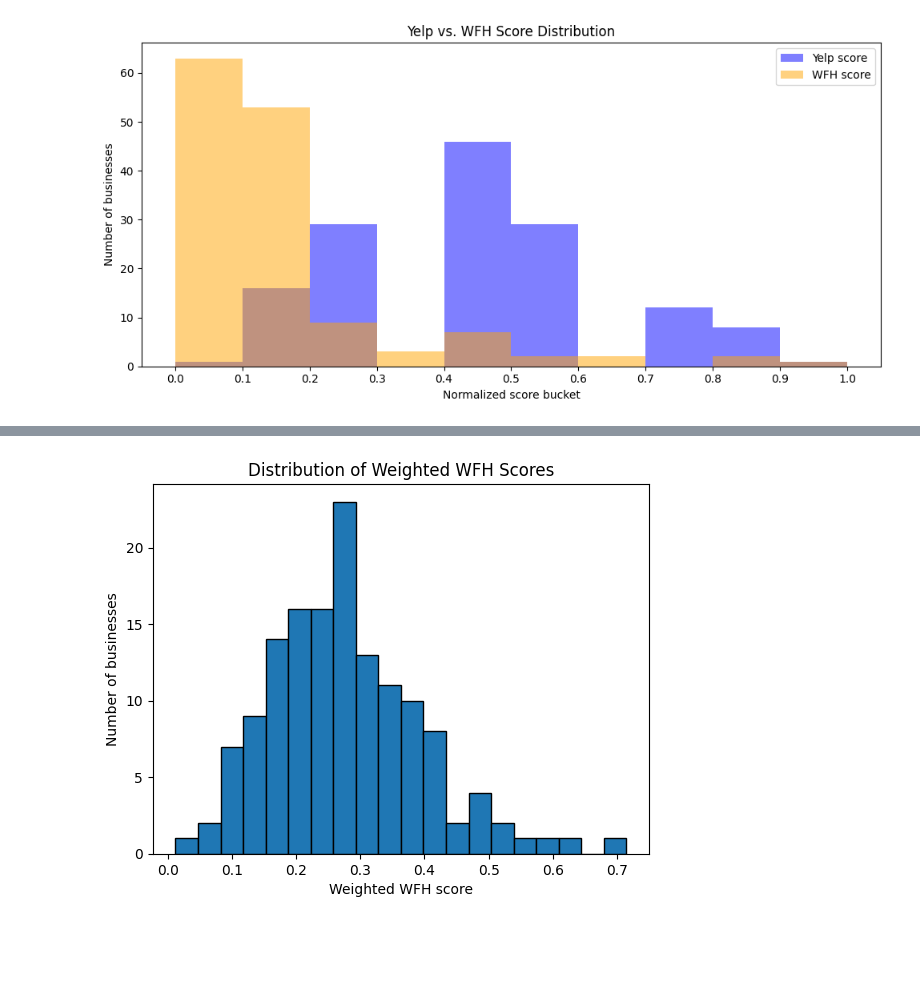
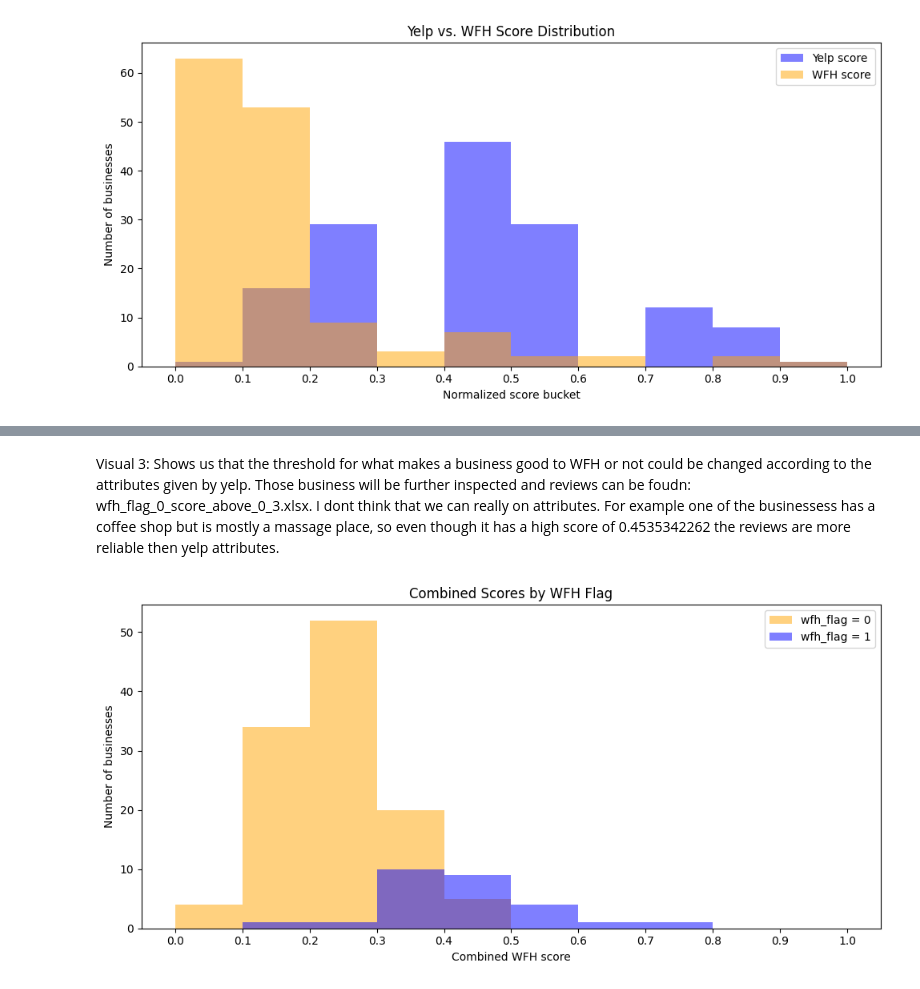
Before and after one commit to jaimesesme/coffee-project, a Jupyter notebook: data/final/final_data_exploration.ipynb, the cells around one changed output, grey strips where cells are left out. Drawn from its saved outputs; the diff is of its cells as text; code cells hidden in the pictures; blank space fills up the shorter version.

```diff
--- a/data/final/final_data_exploration.ipynb
+++ b/data/final/final_data_exploration.ipynb
@@ -513,21 +516,3 @@ score_columns = [
 ]
 
 final_table['yelp_final_score'] = final_table[score_columns].sum(axis=1)
-# %%
-final_table = final_table.drop(columns=[
-    'attribute_NoiseLevel',
-    'attribute_WiFi',
-    'attribute_Ambience_touristy',
-    'attribute_Ambience_hipster',
-    'attribute_Ambience_romantic',
-    'attribute_Ambience_divey',
-    'attribute_Ambience_intimate',
-    'attribute_Ambience_trendy',
-    'attribute_Ambience_upscale',
-    'attribute_Ambience_classy',
-    'attribute_Ambience_casual',
-    'attribute_BusinessParking_garage',
-    'attribute_BusinessParking_street',
-    'attribute_BusinessParking_validated',
-    'attribute_BusinessParking_lot',
-    'attribute_BusinessParking_valet'])
@@ -591,9 +596,26 @@ final_table['combined_wfh_score'] = (
+# %% [markdown]
+Visual 3: Shows us that the threshold for what makes a business good to WFH or not could be changed according to the attributes given by yelp. Those business will be further inspected and reviews can be foudn: wfh_flag_0_score_above_0_3.xlsx. I dont think that we can really on attributes. For example one of the businessess has a coffee shop but is mostly a massage place, so even though it has a high score of 0.4535342262 the reviews are more reliable then yelp attributes.
 # %%
-final_table['combined_wfh_score'].plot.hist(bins=20, edgecolor='black')
+bins = np.linspace(0, 1, 11)
 
-plt.xlabel('Weighted WFH score')
+plt.figure(figsize=(10, 5))
+
+for flag, color in [(0, 'orange'), (1, 'blue')]:
+    scores = final_table.loc[
+        final_table['wfh_flag'] == flag, 'combined_wfh_score'
+    ].dropna()
+
+    plt.hist(
+        scores, bins=bins, alpha=0.5,
+        color=color, label=f'wfh_flag = {flag}',
+    )
+
+plt.xlabel('Combined WFH score')
 plt.ylabel('Number of businesses')
-plt.title('Distribution of Weighted WFH Scores')
+plt.title('Combined Scores by WFH Flag')
+plt.xticks(bins)
+plt.legend()
+plt.tight_layout()
 plt.show()
 # %% [output]
-[figure, old version]
+[figure, new version]
```
Also changed, not shown: parts of 17 cells of this notebook, 8 other files.
